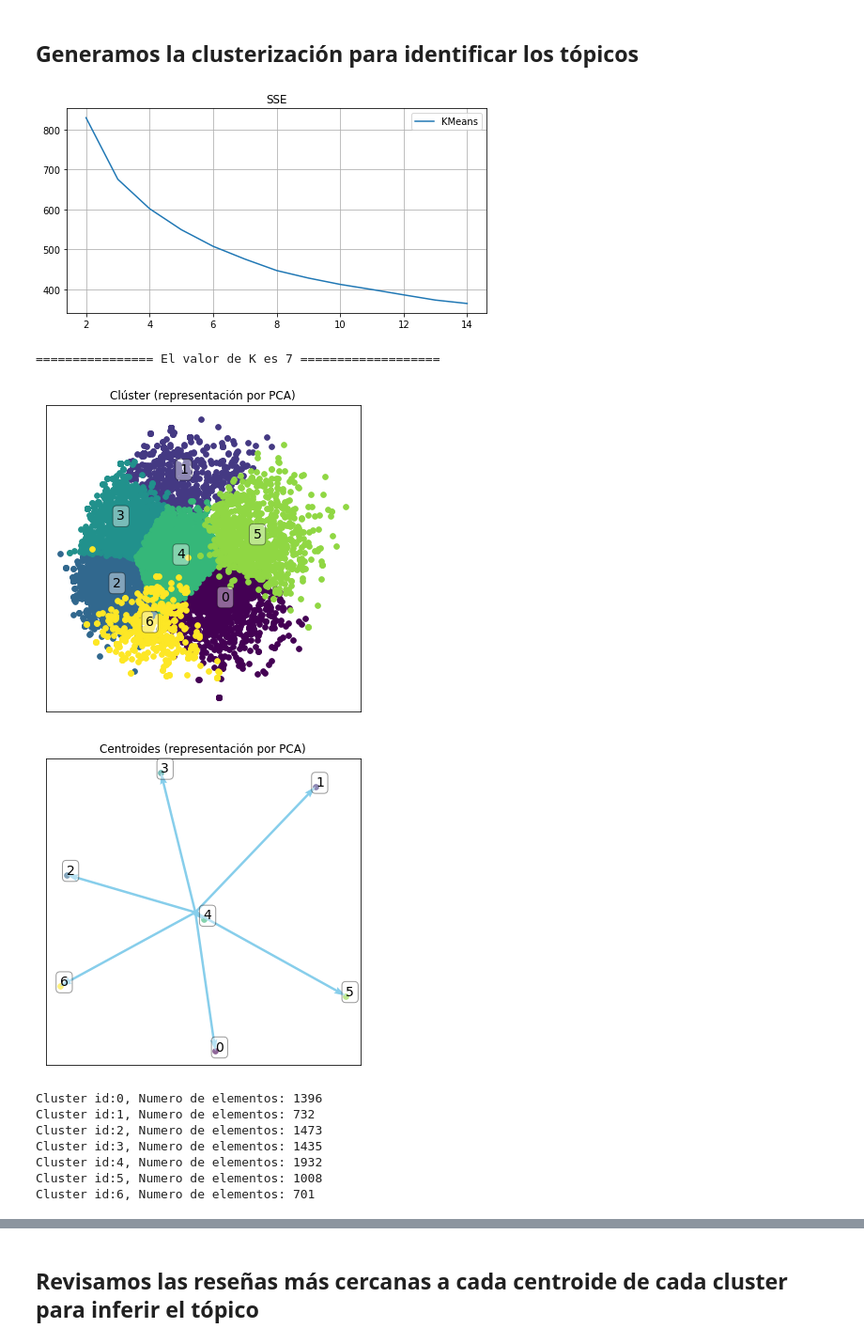
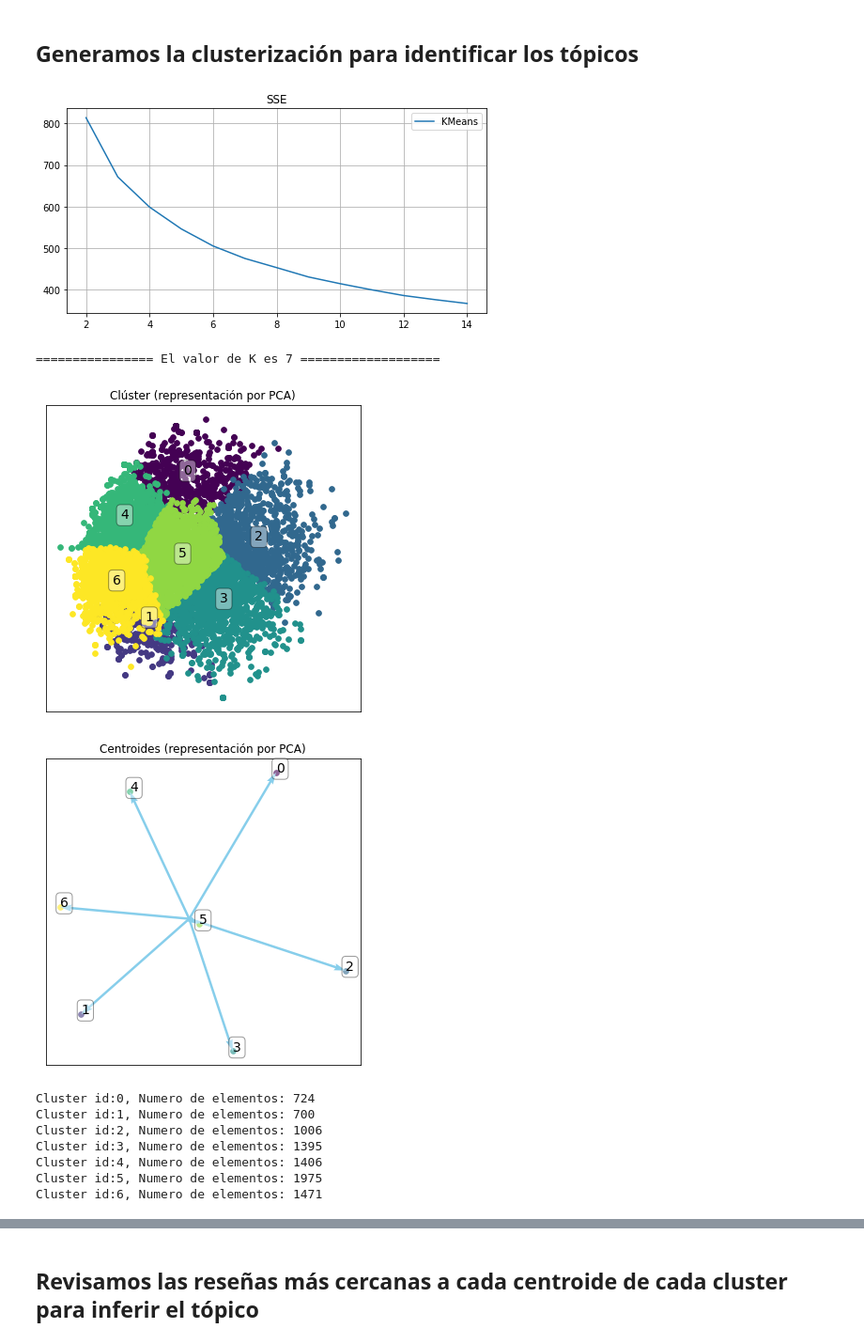
Before and after one commit to DanyArmas/retoDD360, a Jupyter notebook: Resenias_DArmas.ipynb, the cells around one changed output, grey strips where cells are left out. Shown: that part at 94% size. Cells and saved outputs as stored; diff of their text form; code cells hidden in the pictures.

```diff
--- a/Resenias_DArmas.ipynb
+++ b/Resenias_DArmas.ipynb
@@ -356,17 +350,17 @@ data["embeddings"]=list(X_fast)
 ## Generamos la clusterización para identificar los tópicos
 # %%
 X_fast2=list(X_fast)
-topicos=topicos_palabras(X_fast2,texto_limpio,K_min=7,omitir=["lugar"])
+topicos=topicos_palabras(X_fast2,texto_limpio,K_min=7,omitir=[])
 data["topicos"]=topicos.labels_
 # %% [output]
-[figure, old version]
+[figure, new version]
 ================ El valor de K es 7 ===================
-[figure, old version]
+[figure, new version]
-[figure, old version]
+[figure, new version]
-Cluster id:0, Numero de elementos: 1396
-Cluster id:1, Numero de elementos: 732
-Cluster id:2, Numero de elementos: 1473
-Cluster id:3, Numero de elementos: 1435
-Cluster id:4, Numero de elementos: 1932
-Cluster id:5, Numero de elementos: 1008
-Cluster id:6, Numero de elementos: 701
+Cluster id:0, Numero de elementos: 724
+Cluster id:1, Numero de elementos: 700
+Cluster id:2, Numero de elementos: 1006
+Cluster id:3, Numero de elementos: 1395
+Cluster id:4, Numero de elementos: 1406
+Cluster id:5, Numero de elementos: 1975
+Cluster id:6, Numero de elementos: 1471
```
Also changed, not shown: parts of 6 cells of this notebook, 1 other file.
